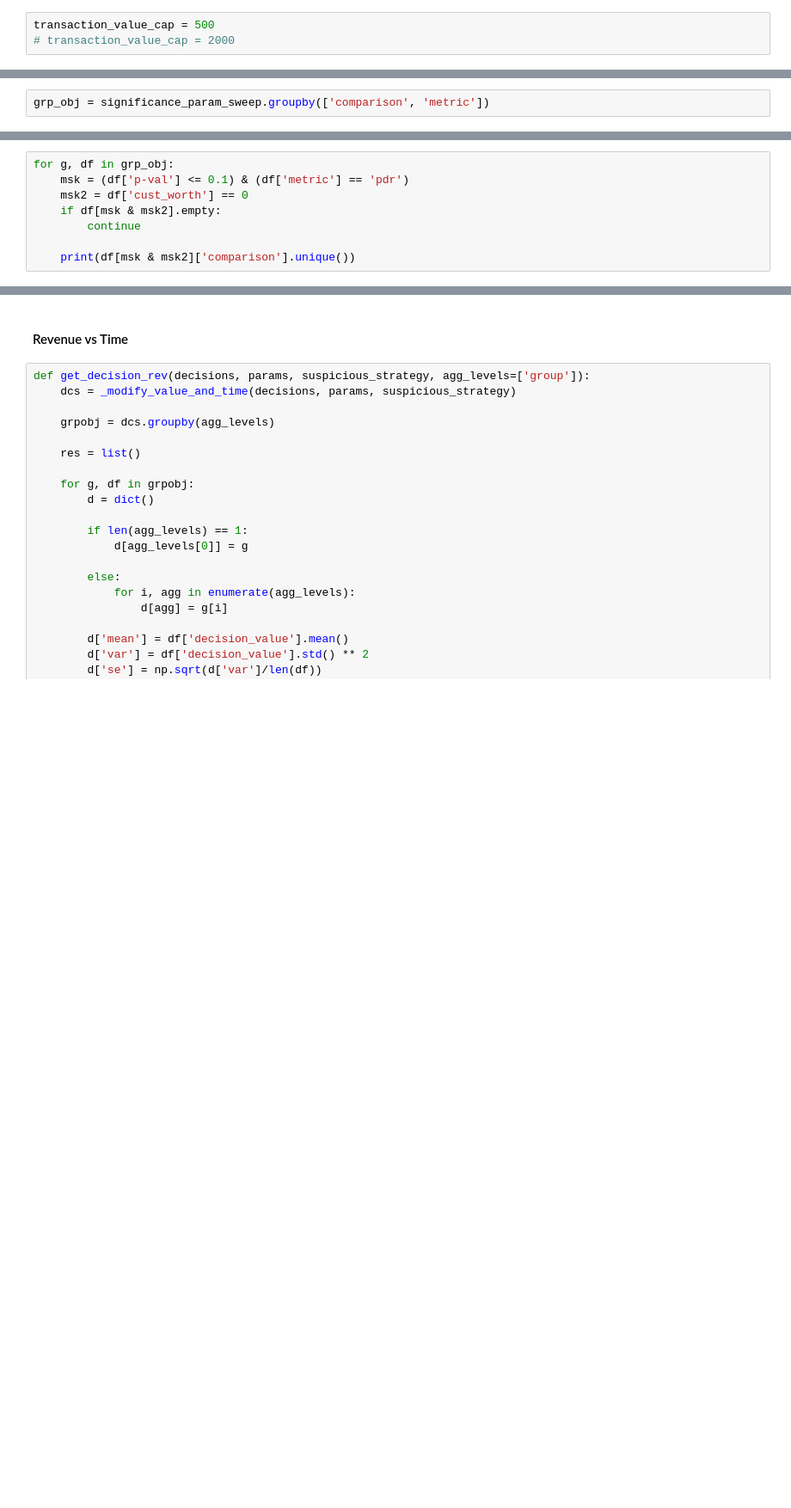
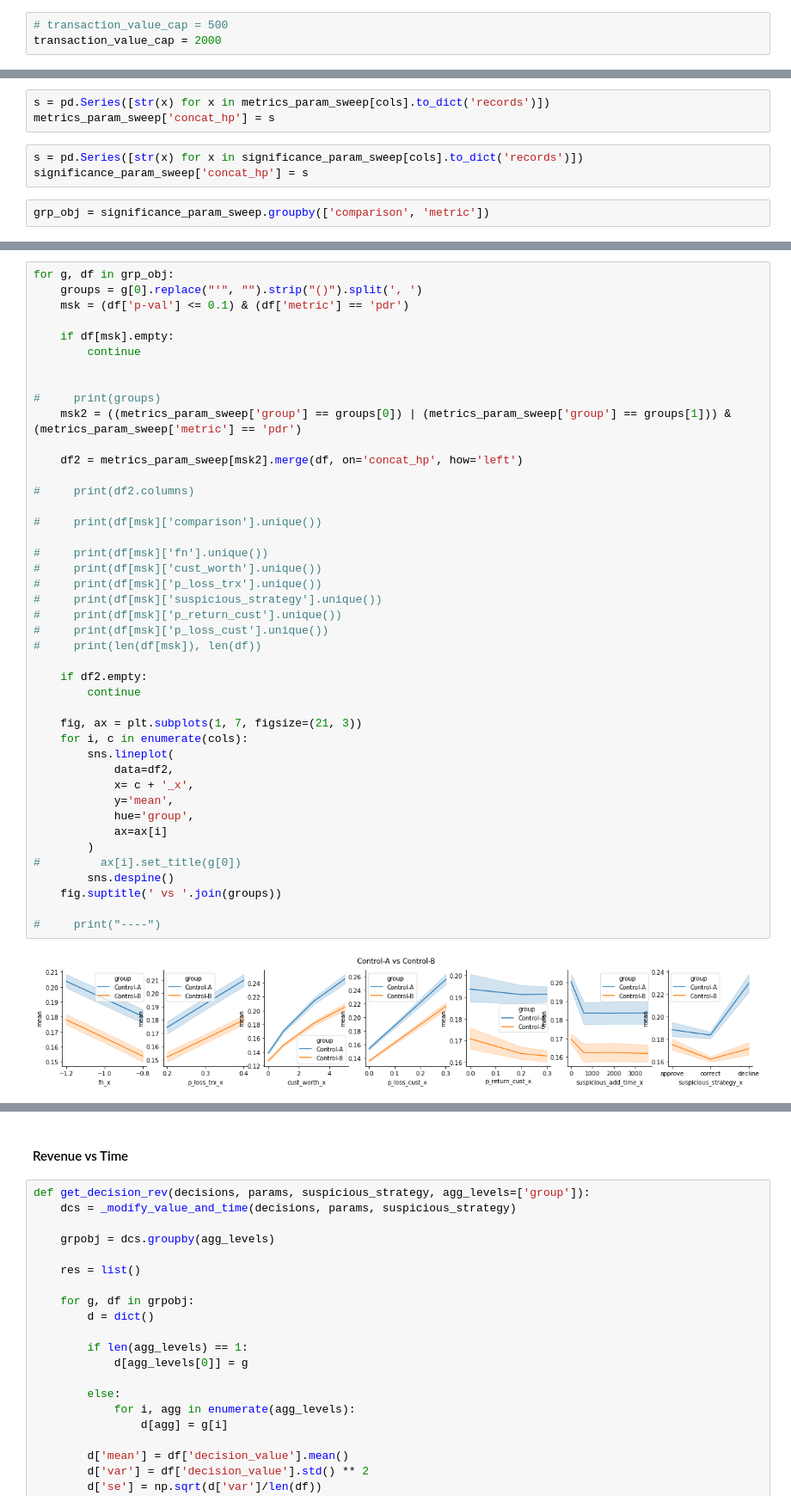
Before and after one commit to dssg/feedzai-analysis, a Jupyter notebook: facct22/notebooks/operational_metrics.ipynb, the cells around one changed output, grey strips where cells are left out. Shown at 86% size. Cells and saved outputs as stored; diff of their text form; blank space fills up the shorter version.

Commit message:
param sweep plots and grouping explainers

```diff
--- a/facct22/notebooks/operational_metrics.ipynb
+++ b/facct22/notebooks/operational_metrics.ipynb
@@ -206,6 +206,6 @@ t = axes.set_ylabel('')
 # %%
-transaction_value_cap = 500
-# transaction_value_cap = 2000
+# transaction_value_cap = 500
+transaction_value_cap = 2000
 # %%
 msk = all_decisions['trx_amnt'] > transaction_value_cap
 all_decisions.loc[msk, 'trx_amnt'] = transaction_value_cap
@@ -586,3 +571,9 @@ for c in cols:
+# %%
+s = pd.Series([str(x) for x in metrics_param_sweep[cols].to_dict('records')])
+metrics_param_sweep['concat_hp'] = s
+# %%
+s = pd.Series([str(x) for x in significance_param_sweep[cols].to_dict('records')])
+significance_param_sweep['concat_hp'] = s
 # %%
 grp_obj = significance_param_sweep.groupby(['comparison', 'metric'])
 # %% [markdown]
@@ -590,8 +582,0 @@ grp_obj = significance_param_sweep.groupby(['comparison', 'metric'])
-# %%
-for g, df in grp_obj:
-    msk = (df['p-val'] <= 0.1) & (df['metric'] == 'pdr')
-    msk2 = df['cust_worth'] == 0
-    if df[msk & msk2].empty:
-        continue
-
-    print(df[msk & msk2]['comparison'].unique())
@@ -625,0 +583,45 @@ for g, df in grp_obj:
+# %%
+for g, df in grp_obj:
+    groups = g[0].replace("'", "").strip("()").split(', ')
+    msk = (df['p-val'] <= 0.1) & (df['metric'] == 'pdr')
+
+    if df[msk].empty:
+        continue
+
+
+#     print(groups)
+    msk2 = ((metrics_param_sweep['group'] == groups[0]) | (metrics_param_sweep['group'] == groups[1])) & (metrics_param_sweep['metric'] == 'pdr')
+
+    df2 = metrics_param_sweep[msk2].merge(df, on='concat_hp', how='left')
+
+#     print(df2.columns)
+
+#     print(df[msk]['comparison'].unique())
+
+#     print(df[msk]['fn'].unique())
+#     print(df[msk]['cust_worth'].unique())
+#     print(df[msk]['p_loss_trx'].unique())
+#     print(df[msk]['suspicious_strategy'].unique())
+#     print(df[msk]['p_return_cust'].unique())
+#     print(df[msk]['p_loss_cust'].unique())
+#     print(len(df[msk]), len(df))
+
+    if df2.empty:
+        continue
+
+    fig, ax = plt.subplots(1, 7, figsize=(21, 3))
+    for i, c in enumerate(cols):
+        sns.lineplot(
+            data=df2,
+            x= c + '_x',
+            y='mean',
+            hue='group',
+            ax=ax[i]
+        )
+#         ax[i].set_title(g[0])
+        sns.despine()
+    fig.suptitle(' vs '.join(groups))
+
+#     print("----")
+# %% [output]
+[figure, added]
```
Also changed, not shown: parts of 17 cells of this notebook.
